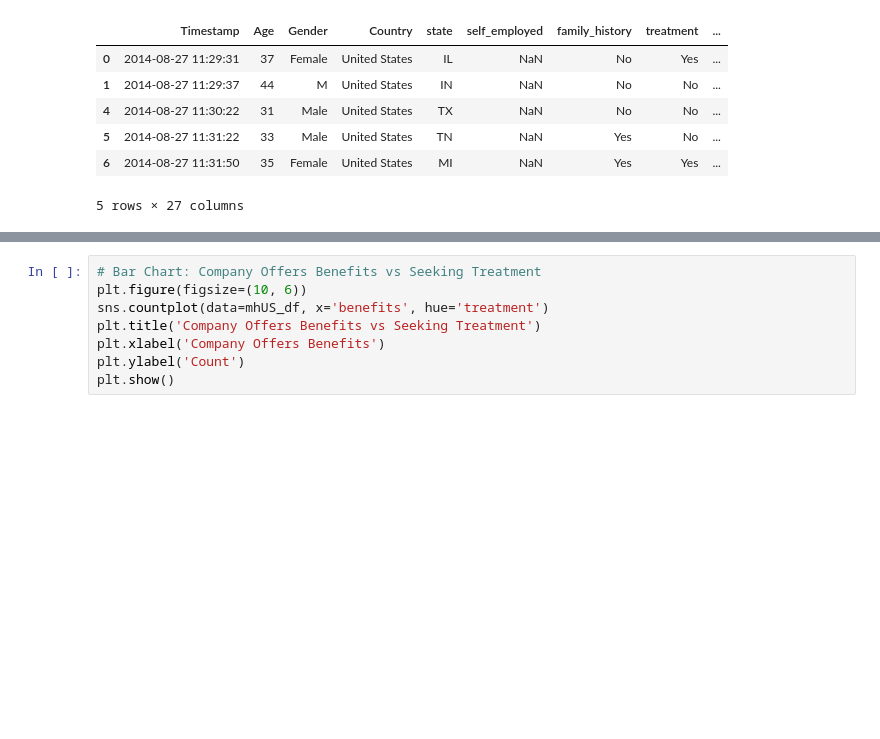
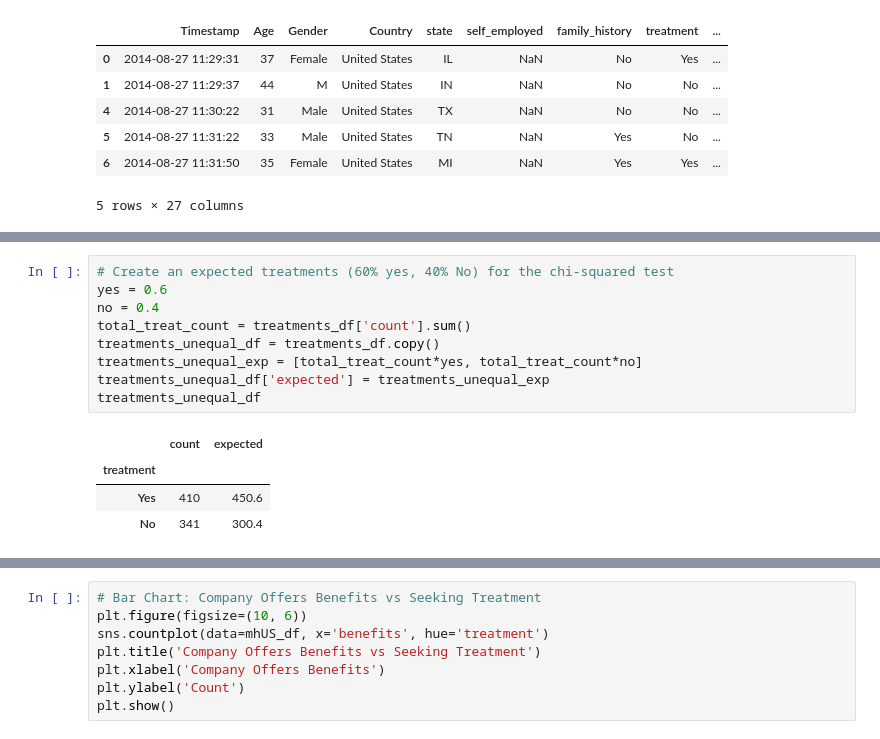
Before and after one commit to rollernathan/Mental_Health_Team_2, a Jupyter notebook: nroller/Mental_Health_Data.ipynb, the cells around one changed output, grey strips where cells are left out. Cells and saved outputs as stored; diff of their text form; blank space fills up the shorter version.

```diff
--- a/nroller/Mental_Health_Data.ipynb
+++ b/nroller/Mental_Health_Data.ipynb
@@ -59,0 +139,14 @@ Name: count, dtype: int64
+# %%
+# Create an expected treatments (60% yes, 40% No) for the chi-squared test
+yes = 0.6
+no = 0.4
+total_treat_count = treatments_df['count'].sum()
+treatments_unequal_df = treatments_df.copy()
+treatments_unequal_exp = [total_treat_count*yes, total_treat_count*no]
+treatments_unequal_df['expected'] = treatments_unequal_exp
+treatments_unequal_df
+# %% [output]
+|  | count | expected |
+| treatment |  |  |
+| Yes | 410 | 450.6 |
+| No | 341 | 300.4 |
```
Also changed, not shown: parts of 15 cells of this notebook.
